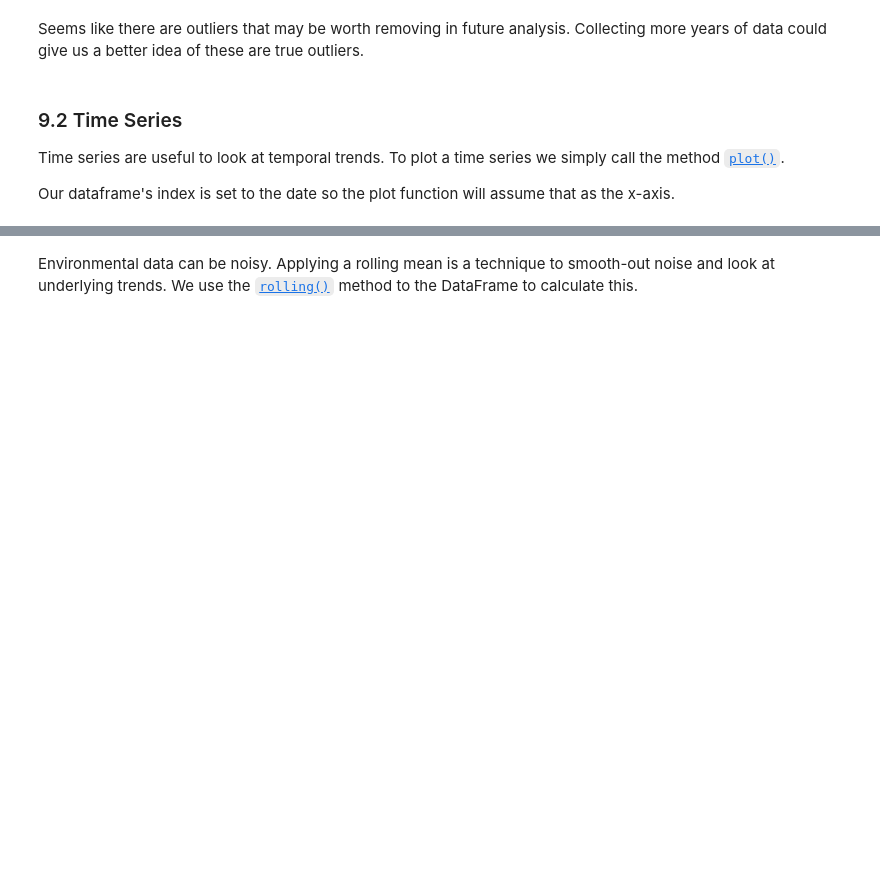
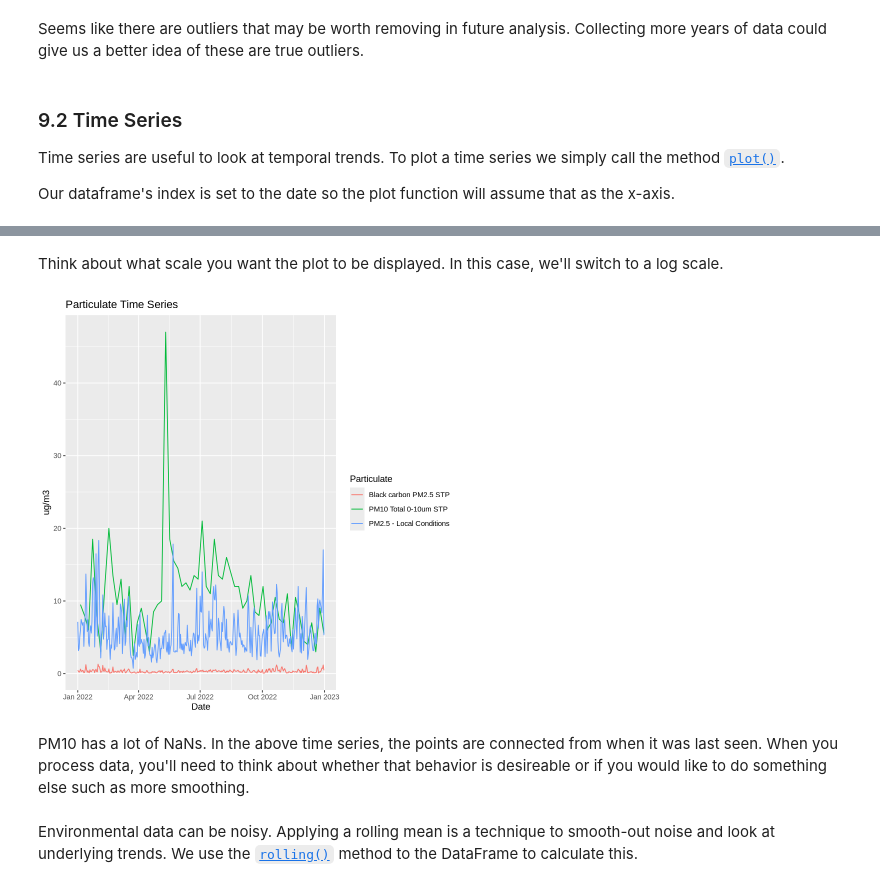
Before and after one commit to MPA-2065-FA24/mpa2065-fall2024, a Jupyter notebook: exploratory_data_analysis/notebooks/1.0-gtd-eda-walkthrough.ipynb, the cells around one changed output, grey strips where cells are left out. Drawn from its saved outputs; the diff is of its cells as text; code cells hidden in the pictures; blank space fills up the shorter version.

```diff
--- a/exploratory_data_analysis/notebooks/1.0-gtd-eda-walkthrough.ipynb
+++ b/exploratory_data_analysis/notebooks/1.0-gtd-eda-walkthrough.ipynb
@@ -1542,3 +1569,20 @@ See the [`plot()`](https://pandas.pydata.org/docs/reference/api/pandas.DataFrame
+# %% [markdown]
+Think about what scale you want the plot to be displayed.
+In this case, we'll switch to a log scale.
+# %%
+ggplot(
+    df_pm %>% filter(parameter_name != "Particle Number, Total Count"),
+    aes(x = date, y = mean_arithmetic_mean)
+) +
+geom_path(aes(colour = parameter_name)) +
+labs(title = "Particulate Time Series",
+    x = "Date",
+    y = "ug/m3",
+    color = "Particulate")
+# %% [output]
+[figure, added]
+# %% [markdown]
+PM10 has a lot of NaNs. In the above time series, the points are connected from when it was last seen. When you process data, you'll need to think about whether that behavior is desireable or if you would like to do something else such as more smoothing.
 # %%
 ax = df_pm_nopn.plot(marker='o',  # Add circle markers
                      ylabel='ug/m3',  # Adds y-axis label
```
Also changed, not shown: parts of 13 cells of this notebook.
